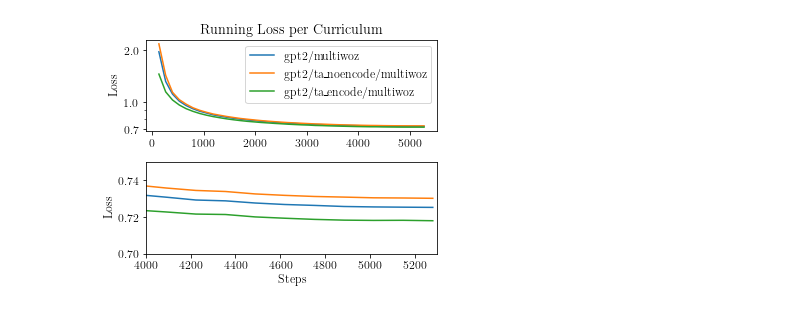
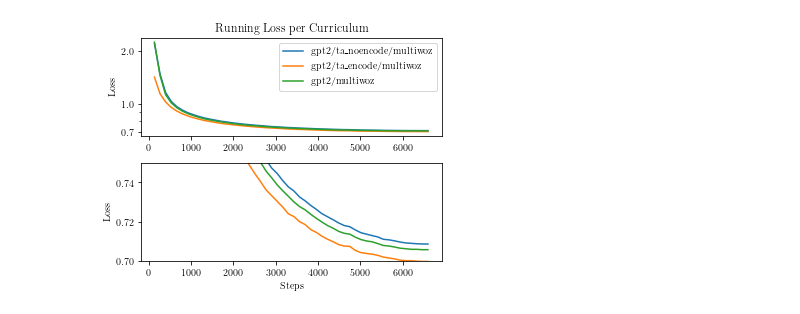
Before and after one commit to jadermcs/curricular-transfer-learning, a Jupyter notebook: plots.ipynb, the cells around one changed output. Drawn from its saved outputs; the diff is of its cells as text; code cells hidden in the pictures.

```diff
--- a/plots.ipynb
+++ b/plots.ipynb
@@ -10,24 +34,24 @@ plt.rcParams['figure.autolayout'] = True
 # %%
 fig, ax = plt.subplots(figsize=(5, 4), nrows=2)
 ax[0].set_title("Running Loss per Curriculum")
 ax[0].set_yscale("log")
 ax[0].set_yticks([0.7, 1, 2, 3])
 ax[0].get_yaxis().set_major_formatter(matplotlib.ticker.ScalarFormatter())
 client = mlflow.tracking.MlflowClient()
 
-for run in mlflow.list_run_infos('0')[:3]:
+for run in mlflow.list_run_infos('0')[3:]:
     metrics = client.get_metric_history(run.run_id, 'eval_loss')
     loss = [x.value for x in metrics]
     step = [x.step for x in metrics]
     name = client.get_run(run.run_id).data.params["output_dir"].lstrip("models/")
     ax[0].plot(step, loss, label=name)
     ax[1].plot(step, loss, label=name)
-    ax[1].set_xlim(4000, 5300)
+    #ax[1].set_xlim(4000, 5300)
     ax[1].set_ylim(0.7, 0.75)
 ax[1].set_xlabel("Steps")
 ax[0].set_ylabel("Loss")
 ax[1].set_ylabel("Loss")
 ax[0].legend()
 fig.savefig("loss.pdf", dpi=300)
 # %% [output]
-[figure, old version]
+[figure, new version]
```
Also changed, not shown: parts of 2 cells of this notebook, 3 other files.
